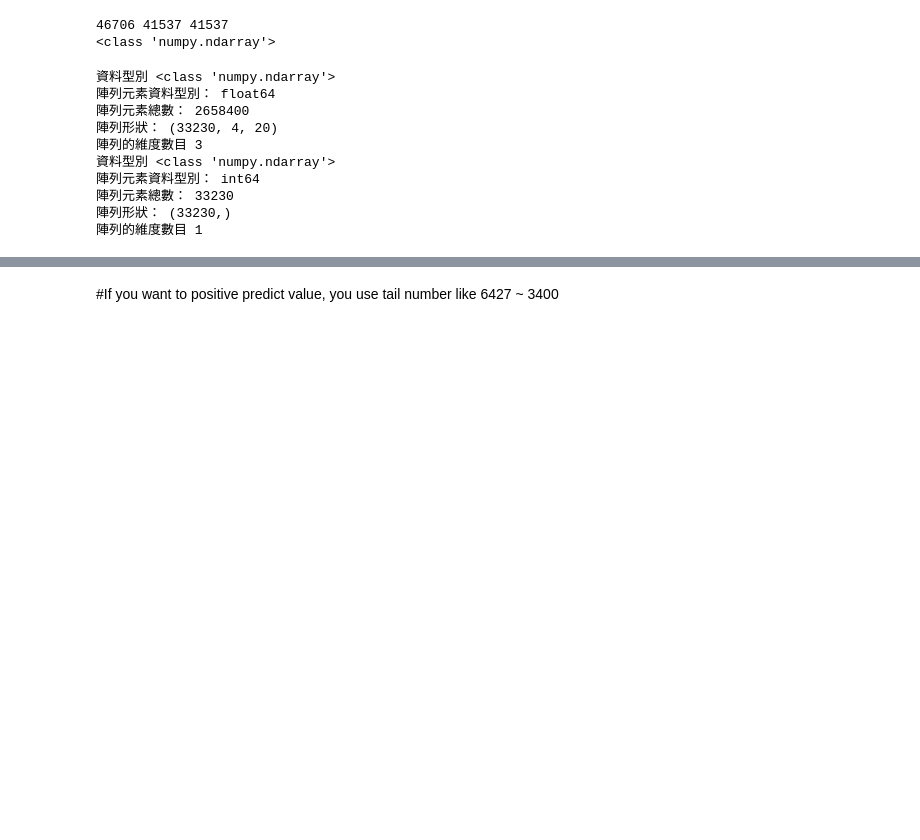
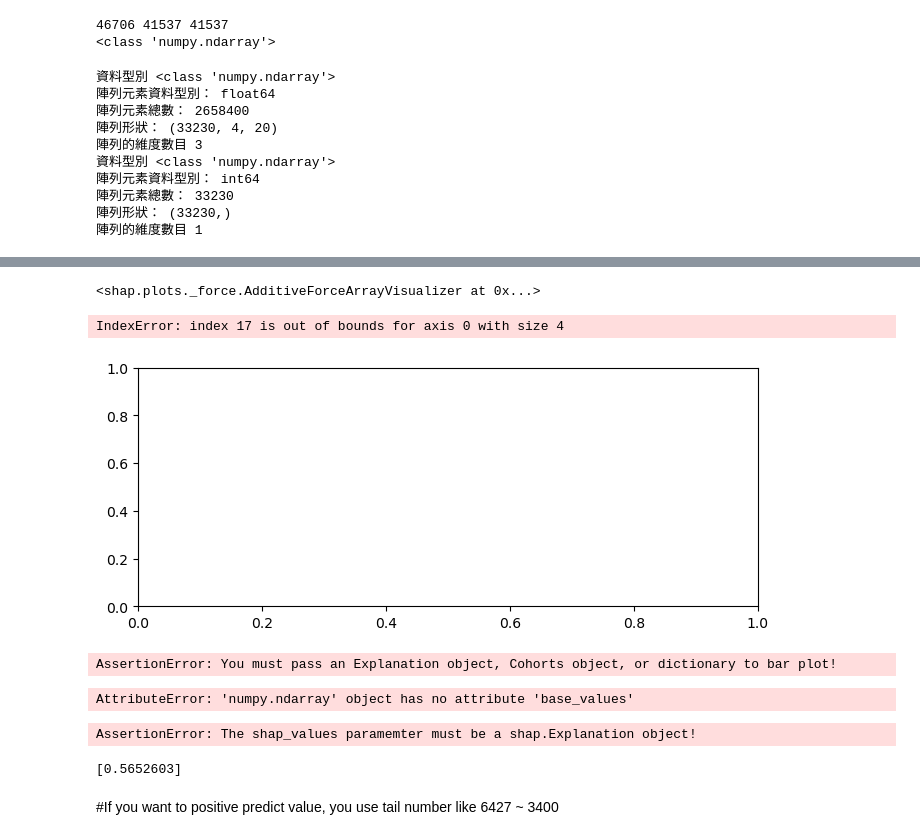
Before and after one commit to kiwijang/pyRb, a Jupyter notebook: 畢業靠二姊/Going_concern_LSTM_0609_ok (2).ipynb, the cells around one changed output, grey strips where cells are left out. Cells and saved outputs as stored; diff of their text form; code cells hidden in the pictures; blank space fills up the shorter version.

Commit message:
(feat) add shap、版本

```diff
--- a/畢業靠二姊/Going_concern_LSTM_0609_ok (2).ipynb
+++ b/畢業靠二姊/Going_concern_LSTM_0609_ok (2).ipynb
@@ -672,0 +746,8 @@ axs[1].legend(loc='best', shadow=True)
+# %%
+import shap
+
+model = load_model(model_path)
+# Initialize variables
+sess = tf.compat.v1.keras.backend.get_session()
+init_op = tf.compat.v1.global_variables_initializer()
+sess.run(init_op)
@@ -672,0 +771,4 @@ axs[1].legend(loc='best', shadow=True)
+# %%
+
+# Use the training data for deep explainer => can use fewer instances
+explainer = shap.DeepExplainer(model, x_train)
@@ -672,0 +778,6 @@ axs[1].legend(loc='best', shadow=True)
+# %%
+
+# explain the the testing instances (can use fewer instanaces)
+# explaining each prediction requires 2 * background dataset size runs
+shap_values = explainer.shap_values(x_test)
+print(f'length of SHAP values: {len(shap_values)}')
@@ -673,3 +794,56 @@ axs[1].legend(loc='best', shadow=True)
+# %%
+# shap.summary_plot(shap_values, x_test)
+# print(explainer.expected_value)
+# print(len(shap_values))
+# print(len(shap_values[0]))
+# print(len(shap_values[0][0]))
+# print(len(dataframe_va.values))
+# print(len(dataframe_va.values[0]))
+# print(dataframe_va.values[0])
+# print(dataframe_va.values)
+# total_va = dataframe_va.shape  #資料總變數與總資料筆數
+# print(total_va)
+
+shap.force_plot(explainer.expected_value[0], shap_values[0][0], dataframe_va.values)
+
+# print(X_va_lstm_.shape)
+
+# print('x_test: ')
+# print(x_test)
+
+# print('y_test: ')
+# print(y_test)
+# shap_values_array = shap_values[0][0][0].reshape(1, -1)
+
+# print(shap_values[0][0][0])
+# %% [output]
+<shap.plots._force.AdditiveForceArrayVisualizer at 0x...>
+# %%
+# summary_plot
+shap.summary_plot(shap_values, x_test)
+# %% [output]
+IndexError: index 17 is out of bounds for axis 0 with size 4
+[figure, added]
+# %%
+# bar
+shap.plots.bar(shap_values[0][0][0])
+# shap.force_plot(explainer.expected_value[0], shap_values[0][0], dataframe_va.values)
+# %% [output]
+AssertionError: You must pass an Explanation object, Cohorts object, or dictionary to bar plot!
+# %%
+# waterfall
+shap.plots.waterfall(shap_values[0][0][0])
+# %% [output]
+AttributeError: 'numpy.ndarray' object has no attribute 'base_values'
+# %%
+# scatter
+shap.plots.scatter(shap_values[0][0][0])
+# %% [output]
+AssertionError: The shap_values paramemter must be a shap.Explanation object!
+# %%
+print(explainer.expected_value)
+# %% [output]
+[0.5652603]
 # %%
 ################################
 # %%
```
Also changed, not shown: parts of 21 cells of this notebook.
